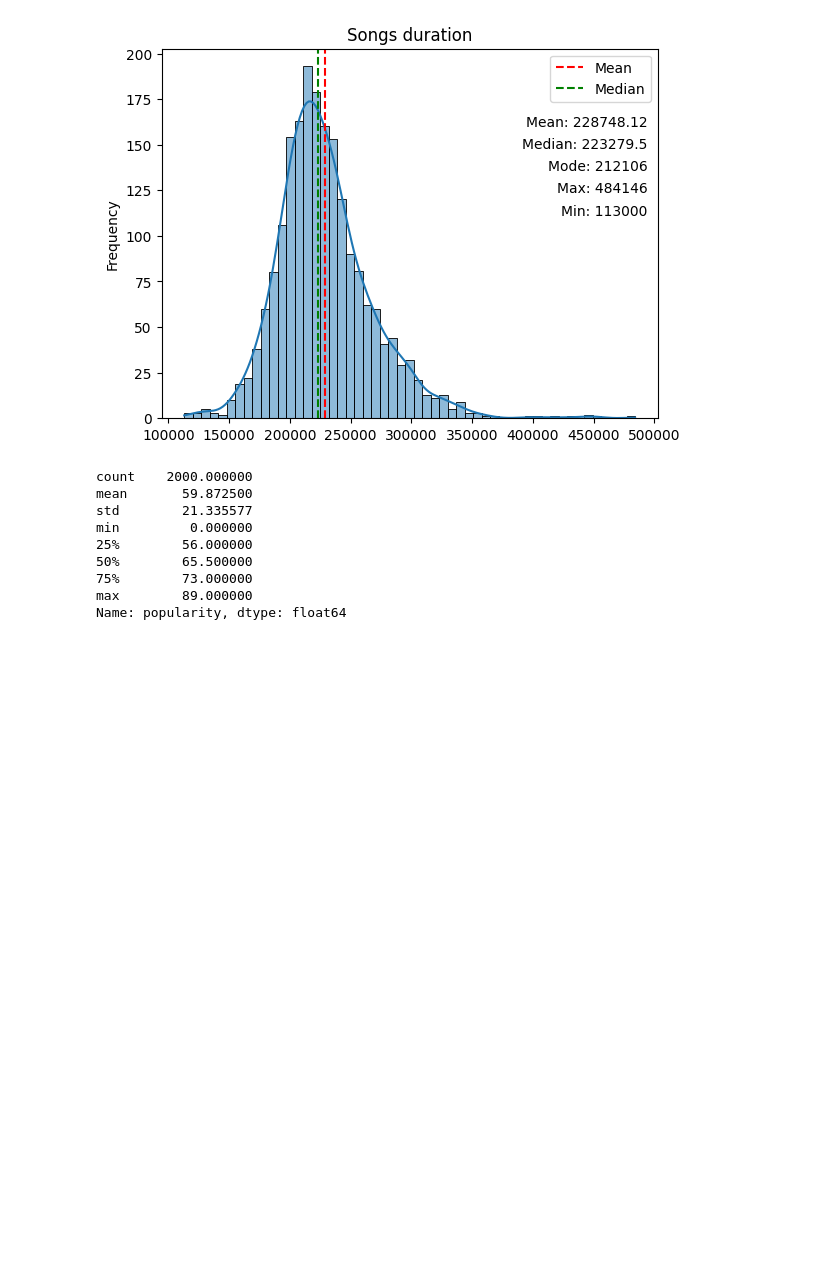
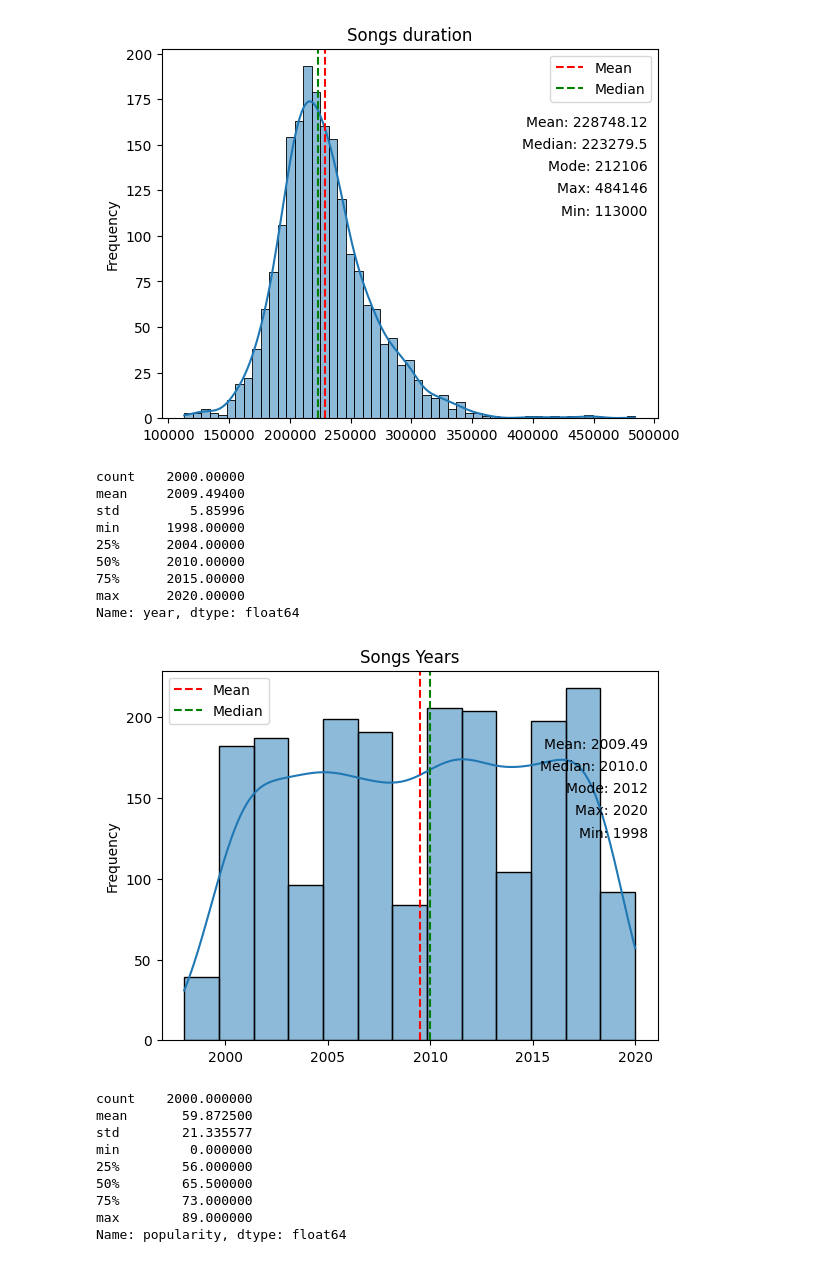
Before and after one commit to estebandonis/Proyecto1-MineriadeDatos, a Jupyter notebook: proyecto1.ipynb, the cells around one changed output. Saved outputs shown, nothing was run; the diff lists cells and outputs as text; code cells hidden in the pictures; blank space fills up the shorter version.

```diff
--- a/proyecto1.ipynb
+++ b/proyecto1.ipynb
@@ -269,6 +277,21 @@ min      113000.000000
 max      484146.000000
 Name: duration_ms, dtype: float64
 [figure]
+# %%
+songsYear = songs_df['year'][~np.isnan(songs_df['year'])]
+graphNumericDistribution(songsYear, 'Songs Years', '', 'Frequency')
+print(songsYear.describe())
+# %% [output]
+count    2000.00000
+mean     2009.49400
+std         5.85996
+min      1998.00000
+25%      2004.00000
+50%      2010.00000
+75%      2015.00000
+max      2020.00000
+Name: year, dtype: float64
+[figure, added]
 # %%
 songsPopularity = songs_df['popularity'][~np.isnan(songs_df['popularity'])]
 graphNumericDistribution(songsPopularity, 'Songs popularity', '', 'Frequency')
```
Also changed, not shown: parts of 4 cells of this notebook.
